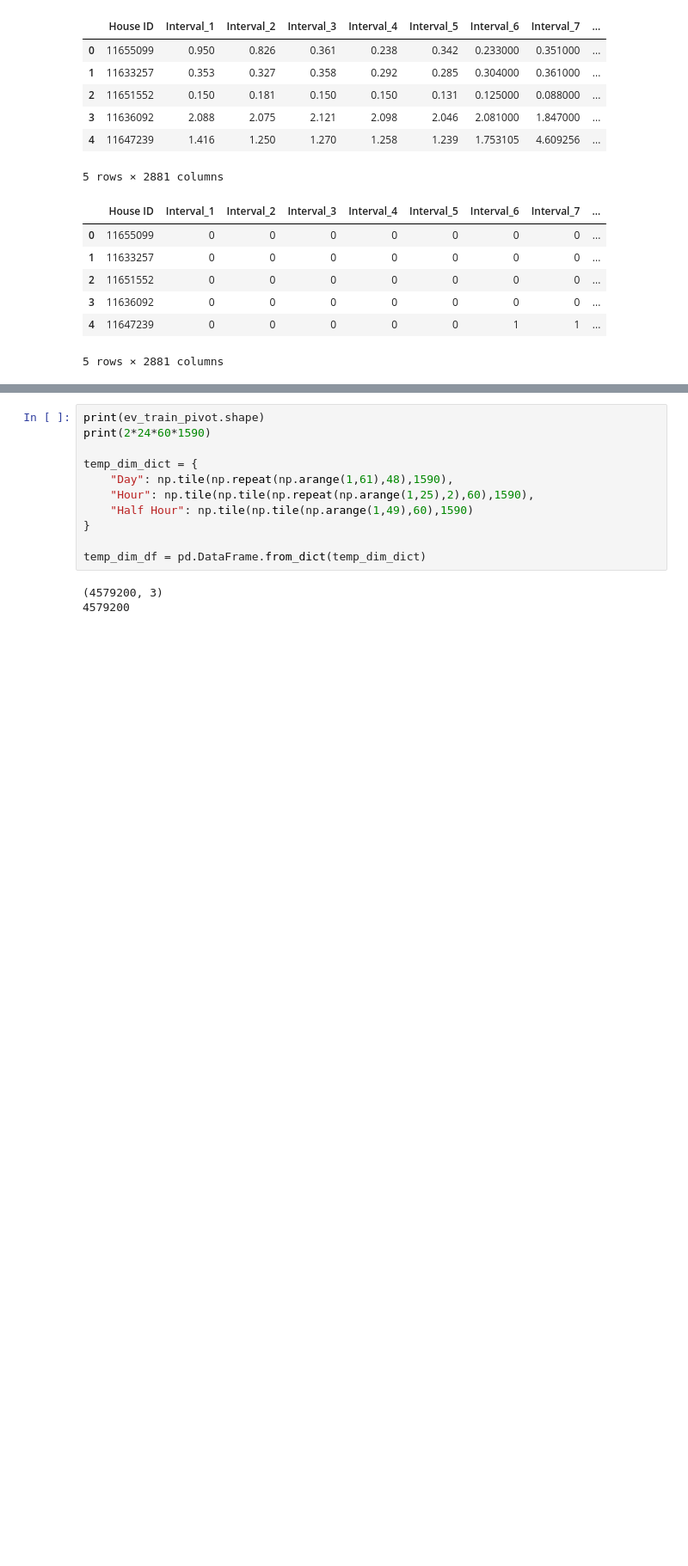
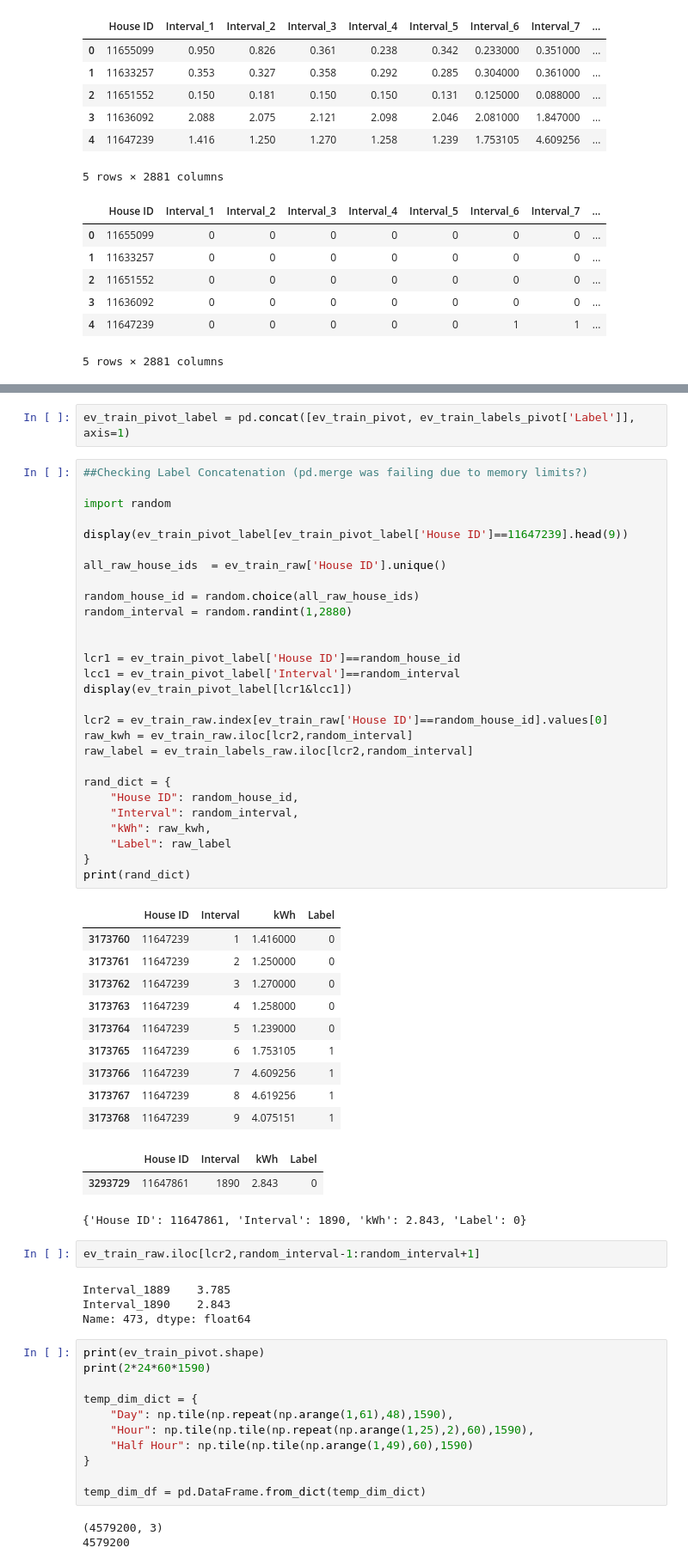
Before and after one commit to torenunez/udacity-mlnd-capstone, a Jupyter notebook: ev-capstone.ipynb, the cells around one changed output, grey strips where cells are left out. Shown at 86% size. Saved outputs shown, nothing was run; the diff lists cells and outputs as text; blank space fills up the shorter version.

```diff
--- a/ev-capstone.ipynb
+++ b/ev-capstone.ipynb
@@ -55,3 +53,53 @@ ev_train_pivot[ev_train_pivot['House ID']==11655099].head()
+# %%
+ev_train_pivot_label = pd.concat([ev_train_pivot, ev_train_labels_pivot['Label']], axis=1)
+# %%
+##Checking Label Concatenation (pd.merge was failing due to memory limits?)
+
+import random
+
+display(ev_train_pivot_label[ev_train_pivot_label['House ID']==11647239].head(9))
+
+all_raw_house_ids  = ev_train_raw['House ID'].unique()
+
+random_house_id = random.choice(all_raw_house_ids)
+random_interval = random.randint(1,2880)
+
+
+lcr1 = ev_train_pivot_label['House ID']==random_house_id
+lcc1 = ev_train_pivot_label['Interval']==random_interval
+display(ev_train_pivot_label[lcr1&lcc1])
+
+lcr2 = ev_train_raw.index[ev_train_raw['House ID']==random_house_id].values[0]
+raw_kwh = ev_train_raw.iloc[lcr2,random_interval]
+raw_label = ev_train_labels_raw.iloc[lcr2,random_interval]
+
+rand_dict = {
+    "House ID": random_house_id,
+    "Interval": random_interval,
+    "kWh": raw_kwh,
+    "Label": raw_label
+}
+print(rand_dict)
+# %% [output]
+|  | House ID | Interval | kWh | Label |
+| 3173760 | 11647239 | 1 | 1.416000 | 0 |
+| 3173761 | 11647239 | 2 | 1.250000 | 0 |
+| 3173762 | 11647239 | 3 | 1.270000 | 0 |
+| 3173763 | 11647239 | 4 | 1.258000 | 0 |
+| 3173764 | 11647239 | 5 | 1.239000 | 0 |
+| 3173765 | 11647239 | 6 | 1.753105 | 1 |
+| 3173766 | 11647239 | 7 | 4.609256 | 1 |
+| 3173767 | 11647239 | 8 | 4.619256 | 1 |
+| 3173768 | 11647239 | 9 | 4.075151 | 1 |
+|  | House ID | Interval | kWh | Label |
+| 3293729 | 11647861 | 1890 | 2.843 | 0 |
+{'House ID': 11647861, 'Interval': 1890, 'kWh': 2.843, 'Label': 0}
+# %%
+ev_train_raw.iloc[lcr2,random_interval-1:random_interval+1]
+# %% [output]
+Interval_1889    3.785
+Interval_1890    2.843
+Name: 473, dtype: float64
 # %%
 print(ev_train_pivot.shape)
 print(2*24*60*1590)
```
Also changed, not shown: parts of 7 cells of this notebook.
